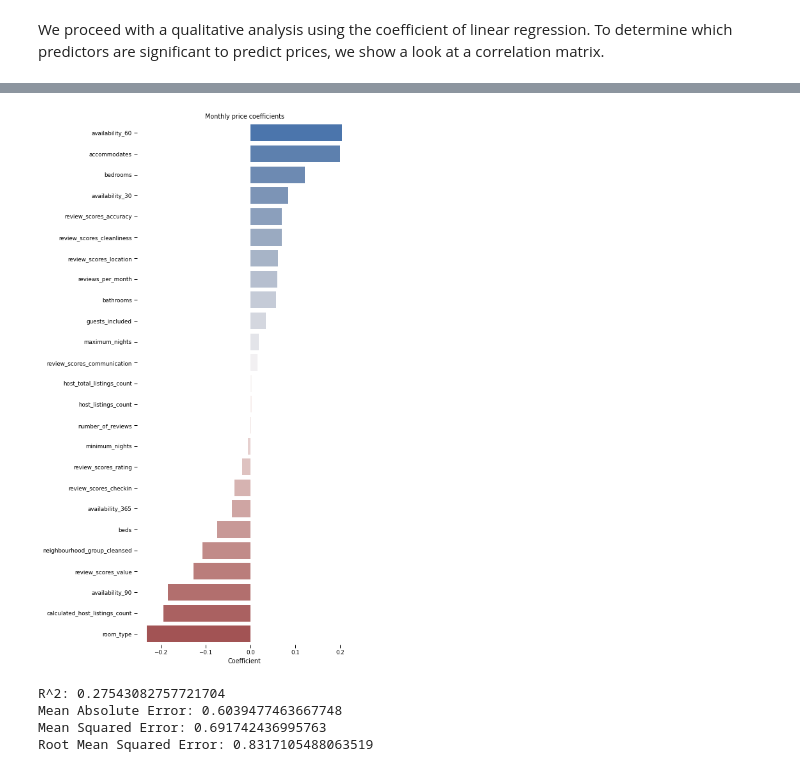
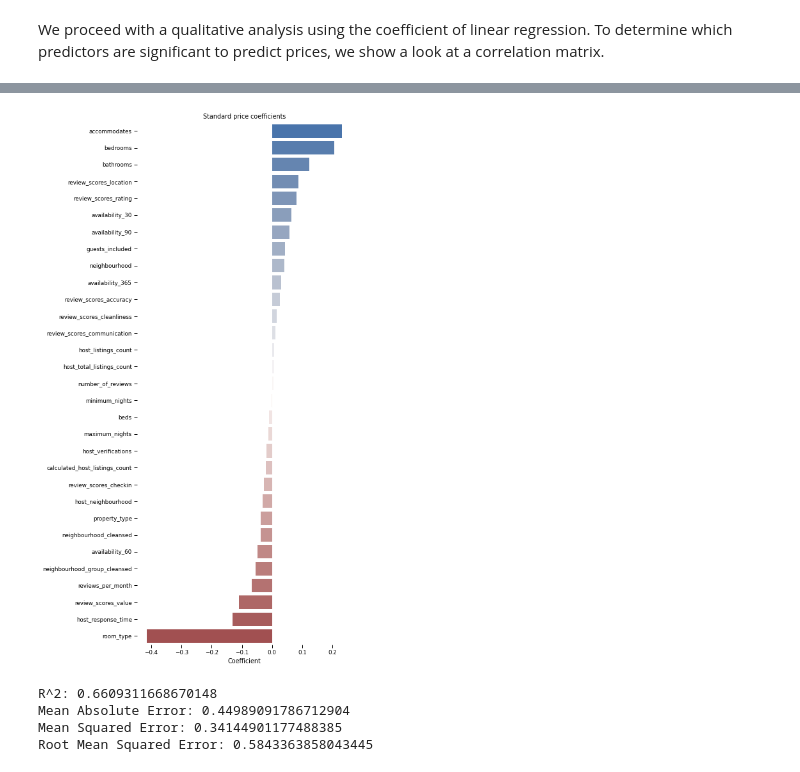
Before and after one commit to max87-arch/airbnb-seattle-with-poi-osm, a Jupyter notebook: SeattleAirBnB.ipynb, the cells around one changed output, grey strips where cells are left out. Saved outputs shown, nothing was run; the diff lists cells and outputs as text; code cells hidden in the pictures.

Commit message:
Receipt request from review #2

```diff
--- a/SeattleAirBnB.ipynb
+++ b/SeattleAirBnB.ipynb
@@ -181,12 +440,2 @@ airbnb_df[['neighbourhood_group_cleansed',
-# %%
-df = airbnb_df.select_dtypes(['float64','int64']).drop(columns=['id','license','scrape_id','host_id','latitude','longitude','square_feet'])
-LE = s.preprocessing.LabelEncoder()
-df = df.fillna(df.mean())
-df = pd.concat([df, airbnb_df['neighbourhood_group_cleansed'],airbnb_df['room_type']], axis = 1)
-df['room_type'] = LE.fit_transform(df.room_type)
-df['neighbourhood_group_cleansed'] = LE.fit_transform(df.neighbourhood_group_cleansed)
-daily_df = df
-weekly_df = df[df['weekly_price'].isnull() == False].drop(columns=['price','monthly_price'])
-monthly_df = df[df['monthly_price'].isnull() == False].drop(columns=['price','weekly_price'])
 # %% [markdown]
 We proceed with a qualitative analysis using the coefficient of linear regression. To determine which predictors are significant to predict prices, we show a look at a correlation matrix.
@@ -213,30 +441,0 @@ df.corr(method='spearman').style.background_gradient(cmap='coolwarm')
-# %%
-def get_linear_regression(X,y, title = 'Non disponibile'):
-    min_max_scaler = preprocessing.StandardScaler()
-    X_scaled = pd.DataFrame(min_max_scaler.fit_transform(X.values), columns=X.columns)
-    y_scaled = pd.DataFrame(min_max_scaler.fit_transform(np.log(y.values).reshape(-1,1)), columns = [y.name])
-
-    X_train, X_test, y_train, y_test = train_test_split(X_scaled, y_scaled, test_size=0.3, random_state=22)
-
-    lm_model = Ridge(random_state = 22)
-    lm_model.fit(X_train, y_train)
-
-    y_pred = lm_model.predict(X_test)
-
-    r2_score = s.metrics.r2_score(y_test, y_pred)
-    coeff_df = pd.DataFrame(lm_model.coef_[0], index = X_scaled.columns, columns=['Coefficient']).sort_values(by='Coefficient', ascending = False)
-    #print(coeff_df)
-
-    seabornInstance.set_context('paper')
-    f, ax = plt.subplots(figsize = (6,15))
-    g = seabornInstance.barplot(x=coeff_df.Coefficient, y=coeff_df.index, palette="vlag").set_title(title)
-
-    seabornInstance.despine(left = True, bottom = True)
-    plt.show()
-    #coeff_df.plot(kind='barh', figsize=(12, 8))
-
-
-    print('R^2:',r2_score)
-    print('Mean Absolute Error:', s.metrics.mean_absolute_error(y_test, y_pred))
-    print('Mean Squared Error:', s.metrics.mean_squared_error(y_test, y_pred))
-    print('Root Mean Squared Error:', np.sqrt(s.metrics.mean_squared_error(y_test, y_pred)))
@@ -268,11 +442,11 @@ Root Mean Squared Error: 0.7988334844519605
-# %%
-X = monthly_df[['host_listings_count','host_total_listings_count','accommodates','bathrooms','bedrooms','beds','guests_included','minimum_nights','maximum_nights','availability_30','availability_60','availability_90','availability_365','number_of_reviews','review_scores_rating','review_scores_accuracy','review_scores_cleanliness','review_scores_checkin','review_scores_communication','review_scores_location','review_scores_value','calculated_host_listings_count','reviews_per_month','neighbourhood_group_cleansed','room_type']]
-y = monthly_df['monthly_price']
-
-get_linear_regression(X,y, 'Monthly price coefficients')
-# %% [output]
-[figure, removed]
-R^2: 0.27543082757721704
-Mean Absolute Error: 0.6039477463667748
-Mean Squared Error: 0.691742436995763
-Root Mean Squared Error: 0.8317105488063519
+# %%
+X = df.loc[price_rows,predictor_columns]
+y = df.loc[price_rows,'price']
+
+get_linear_regression(X,y, 'Standard price coefficients')
+# %% [output]
+[figure, added]
+R^2: 0.6609311668670148
+Mean Absolute Error: 0.44989091786712904
+Mean Squared Error: 0.34144901177488385
+Root Mean Squared Error: 0.5843363858043445
```
Also changed, not shown: parts of 78 cells of this notebook, 1 other file.
